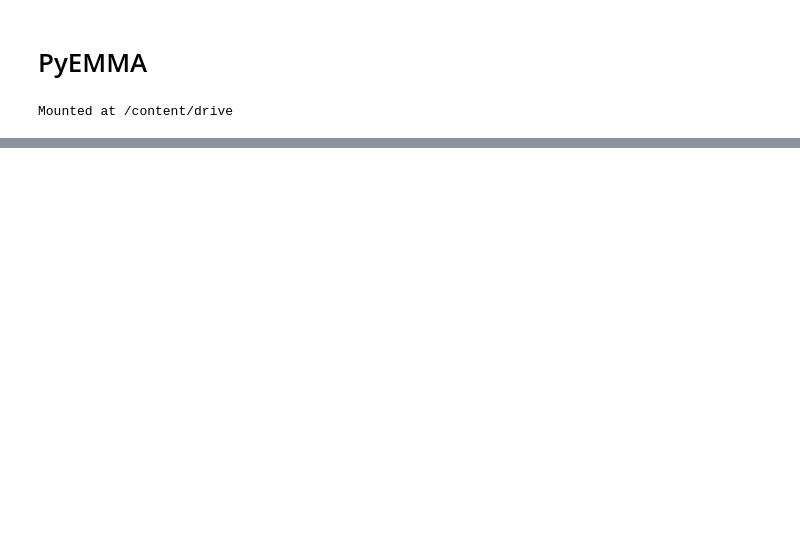
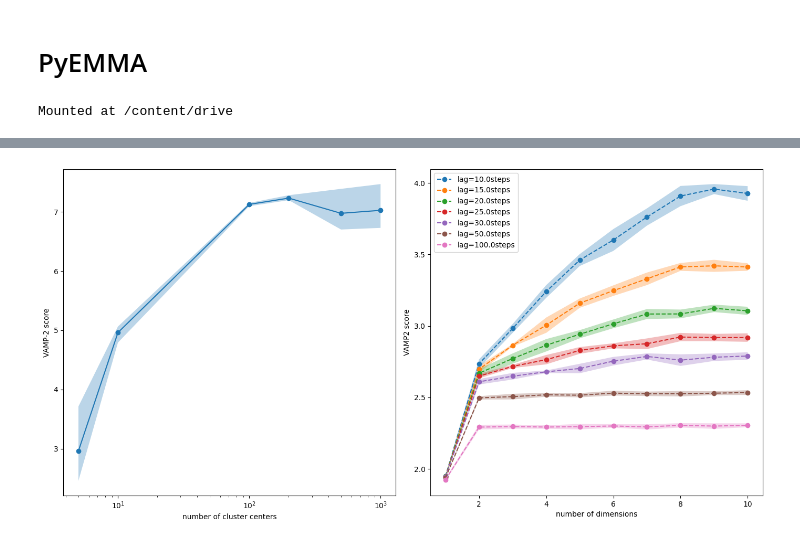
Before and after one commit to saguileran/MD-SCPI, a Jupyter notebook: NoteBooks/PyEMMA_AS4.ipynb, the cells around one changed output, grey strips where cells are left out. Cells and saved outputs as stored; diff of their text form; code cells hidden in the pictures; blank space fills up the shorter version.

```diff
--- a/NoteBooks/PyEMMA_AS4.ipynb
+++ b/NoteBooks/PyEMMA_AS4.ipynb
@@ -52,2 +39,38 @@ tica = pyemma.coordinates.tica(data, lag=lagtime)
 tica_output = tica.get_output()
 tica_concatenated = np.concatenate(tica_output)
+# %%
+%%time
+
+fig, (ax, ax1) = plt.subplots(1,2,figsize=(14,7))
+
+n_clustercenters = [5, 10, 100, 200, 500, 1000]
+scores = np.zeros((len(n_clustercenters), 5))
+for n, k in enumerate(n_clustercenters):
+    for m in range(5):
+        #with pyemma.util.contexts.settings(show_progress_bars=False):
+        _cl = pyemma.coordinates.cluster_kmeans(tica_output, k=k, max_iter=50, stride=50)
+        _msm = pyemma.msm.estimate_markov_model(_cl.dtrajs, 5)
+        scores[n, m] = _msm.score_cv(_cl.dtrajs, n=1, score_method='VAMP2', score_k=min(10, k))
+
+lower, upper = pyemma.util.statistics.confidence_interval(scores.T.tolist(), conf=0.9)
+ax.fill_between(n_clustercenters, lower, upper, alpha=0.3)
+ax.plot(n_clustercenters, np.mean(scores, axis=1), '-o')
+ax.semilogx()
+ax.set_xlabel('number of cluster centers');  ax.set_ylabel('VAMP-2 score')
+
+# ---------------------------------------------------------------
+lags = [10, 15, 20, 25, 30, 50, 100]
+dims = [i + 1 for i in range(10)]
+
+for i, lag in enumerate(lags):
+    scores_ = np.array([score_cv(data, dim, lag) for dim in dims])
+    scores = np.mean(scores_, axis=1)
+    errors = np.std(scores_, axis=1, ddof=1)
+    ax1.fill_between(dims, scores - errors, scores + errors, alpha=0.3, facecolor='C{}'.format(i))
+    ax1.plot(dims, scores, '--o', color='C{}'.format(i), label='lag={:.1f}steps'.format(lag * 1.0))
+ax1.legend()
+ax1.set_xlabel('number of dimensions');  ax1.set_ylabel('VAMP2 score')
+
+fig.tight_layout()
+plt.show()
+# %% [output]
@@ -53,0 +81 @@ tica_concatenated = np.concatenate(tica_output)
+[figure, added]
```
Also changed, not shown: parts of 24 cells of this notebook.
